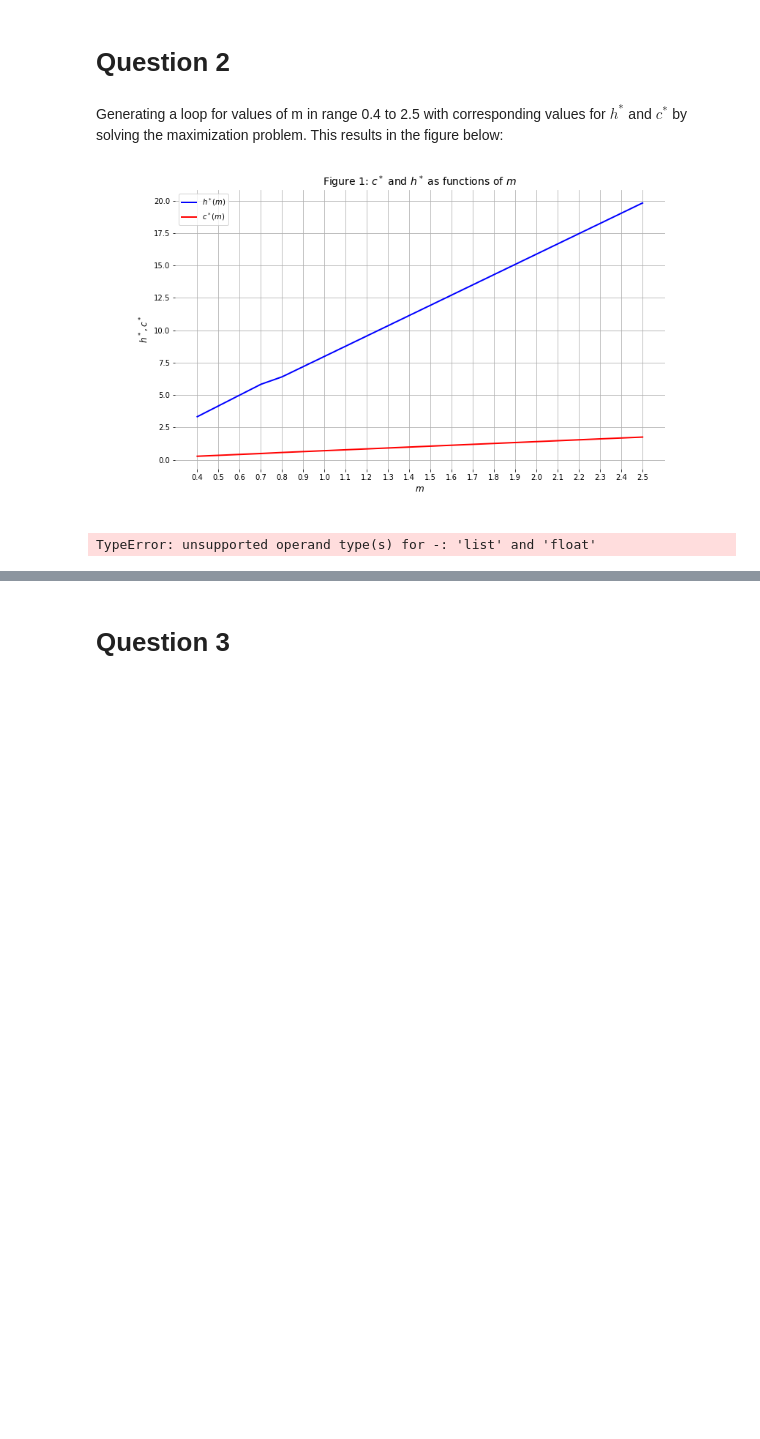
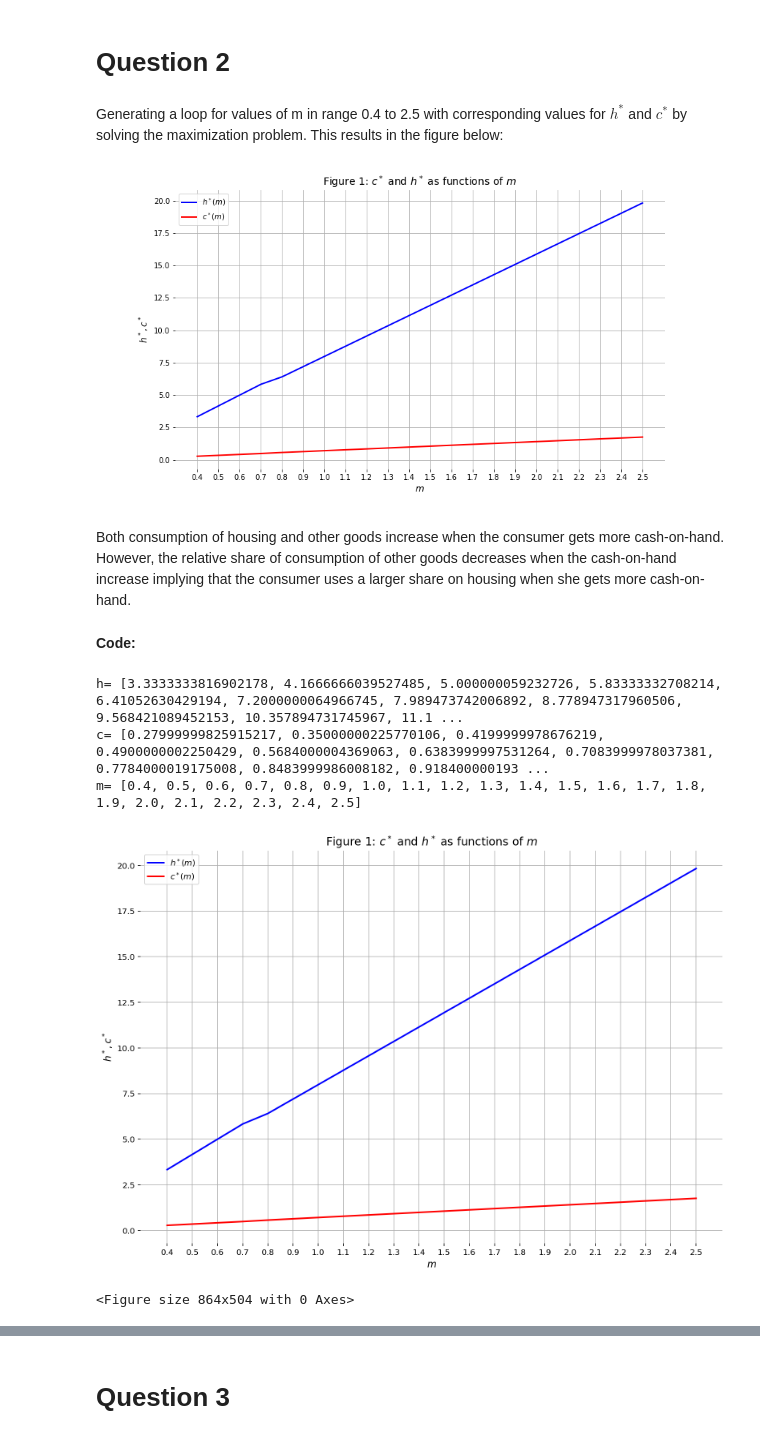
Before and after one commit to peter57441/projects-2021-programmorerne, a Jupyter notebook: inauguralproject/inauguralproject.ipynb, the cells around one changed output, grey strips where cells are left out. Drawn from its saved outputs; the diff is of its cells as text; code cells hidden in the pictures; blank space fills up the shorter version.

```diff
--- a/inauguralproject/inauguralproject.ipynb
+++ b/inauguralproject/inauguralproject.ipynb
@@ -102,49 +154,56 @@ $$
 # %% [markdown]
 Generating a loop for values of m in range 0.4 to 2.5 with corresponding values for $h^*$ and $c^*$ by solving the maximization problem. This results in the figure below:
 ![figure1.png](attachment:figure1.png)
+
+Both consumption of housing and other goods increase when the consumer gets more cash-on-hand. However, the relative share of consumption of other goods decreases when the cash-on-hand increase implying that the consumer uses a larger share on housing when she gets more cash-on-hand.
+# %% [markdown]
+**Code:**
 # %%
-import matplotlib.pyplot as plt
+# Generating empty lists for h, m and c values:
+h_list = []
+c_list = []
+m_list = []
 
-#Generating empty lists for h, m and c values:
-h_list=[]
-c_list=[]
-m_list=[]
-
-m=[0.4, 0.5, 0.6, 0.7, 0.8, 0.9, 1.0, 1.1, 1.2, 1.3, 1.4, 1.5, 1.6, 1.7, 1.8, 1.9, 2.0, 2.1, 2.2, 2.3, 2.4, 2.5]
+m = [0.4, 0.5, 0.6, 0.7, 0.8, 0.9, 1.0, 1.1, 1.2, 1.3, 1.4, 1.5, 1.6, 1.7, 1.8, 1.9, 2.0, 2.1, 2.2, 2.3, 2.4, 2.5]
 # Generating data points for figure by solving the optimization problem for several m values:
 for k in m:
-    res=optimize.minimize_scalar(obj, args=(m, parameters))
+    res = optimize.minimize_scalar(obj, args=(k, parameters))
 
-#Unpacking results
+# Unpacking results
     h_best_scipy = res.x
     h_list.append(h_best_scipy)
-    c_list.append(choose_c(h_best_scipy, m, parameters))
+    c_list.append(choose_c(h_best_scipy, k, parameters))
     m_list.append(k)
 
 # Printing the data points
-print("h=",h_list)
-print("c=",c_list)
-print("m=",m_list)
+print("h=", h_list)
+print("c=", c_list)
+print("m=", m_list)
 
 # Generating the figure:
-fig = plt.figure() # define new figure object
+fig = plt.figure(figsize=(13,9)) # define new figure object
 ax = fig.add_subplot(111) # add subplot
-ax.plot(m_list,h_list,lw=2,color='blue',label='$h^*(m)$')
-ax.plot(m_list, c_list,lw=2,color='red',label='$c^*(m)$')
+ax.plot(m_list, h_list, lw=2, color='blue', label='$h^*(m)$')
+ax.plot(m_list, c_list, lw=2, color='red', label='$c^*(m)$')
 plt.xticks([0.4, 0.5, 0.6, 0.7, 0.8, 0.9, 1.0, 1.1, 1.2, 1.3, 1.4, 1.5, 1.6, 1.7, 1.8, 1.9, 2.0, 2.1, 2.2, 2.3, 2.4, 2.5])
 ax.grid(True)
 
-ax.set_xlabel('$m$',fontsize=12)
-ax.set_ylabel('$h^*,c^*$',fontsize=12)
+ax.set_xlabel('$m$', fontsize=12)
+ax.set_ylabel('$h^*,c^*$', fontsize=12)
 ax.legend(loc='best')
-ax.set_title('Figure 1: $c^*$ and $h^*$ as functions of $m$',fontsize=14)
+ax.set_title('Figure 1: $c^*$ and $h^*$ as functions of $m$', fontsize=14)
 
-#remove borders
+# Remove borders
 ax.spines['top'].set_visible(False)
 ax.spines['right'].set_visible(False)
 ax.spines['left'].set_visible(False)
 ax.spines['bottom'].set_visible(False)
+plt.show()
 fig.savefig('Figure1.png')
 plt.clf()
 # %% [output]
-TypeError: unsupported operand type(s) for -: 'list' and 'float'
+h= [3.3333333816902178, 4.1666666039527485, 5.000000059232726, 5.83333332708214, 6.41052630429194, 7.2000000064966745, 7.989473742006892, 8.778947317960506, 9.568421089452153, 10.357894731745967, 11.1 ...
+c= [0.27999999825915217, 0.35000000225770106, 0.4199999978676219, 0.4900000002250429, 0.5684000004369063, 0.6383999997531264, 0.7083999978037381, 0.7784000019175008, 0.8483999986008182, 0.918400000193 ...
+m= [0.4, 0.5, 0.6, 0.7, 0.8, 0.9, 1.0, 1.1, 1.2, 1.3, 1.4, 1.5, 1.6, 1.7, 1.8, 1.9, 2.0, 2.1, 2.2, 2.3, 2.4, 2.5]
+[figure, added]
+<Figure size 864x504 with 0 Axes>
```
Also changed, not shown: parts of 31 cells of this notebook.
